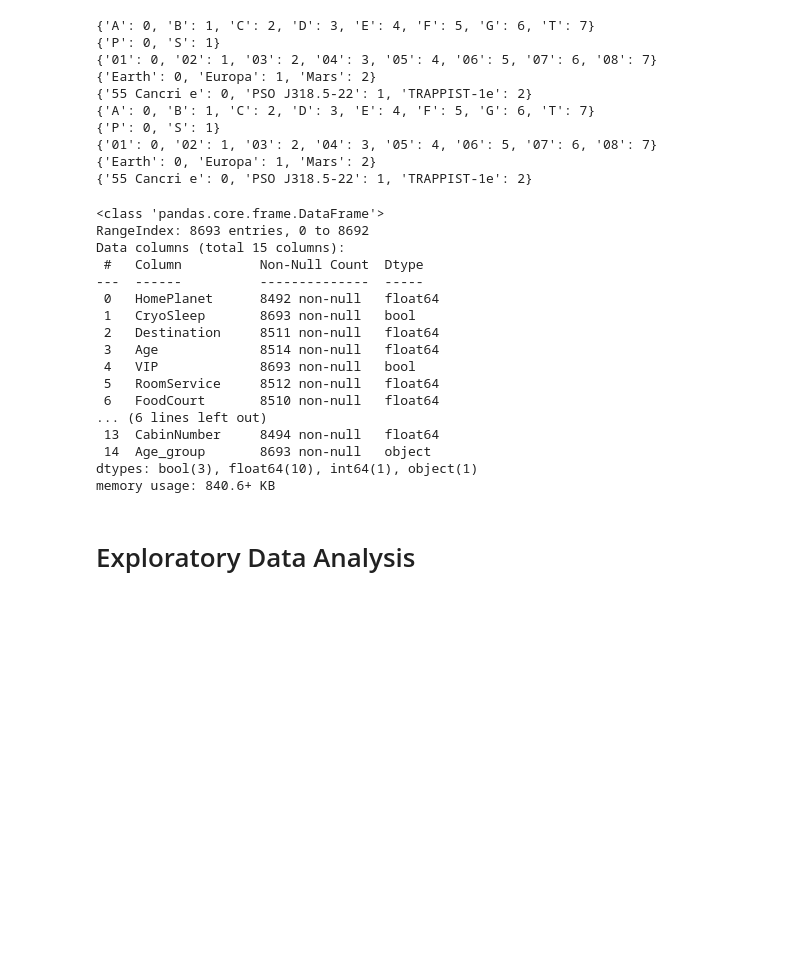
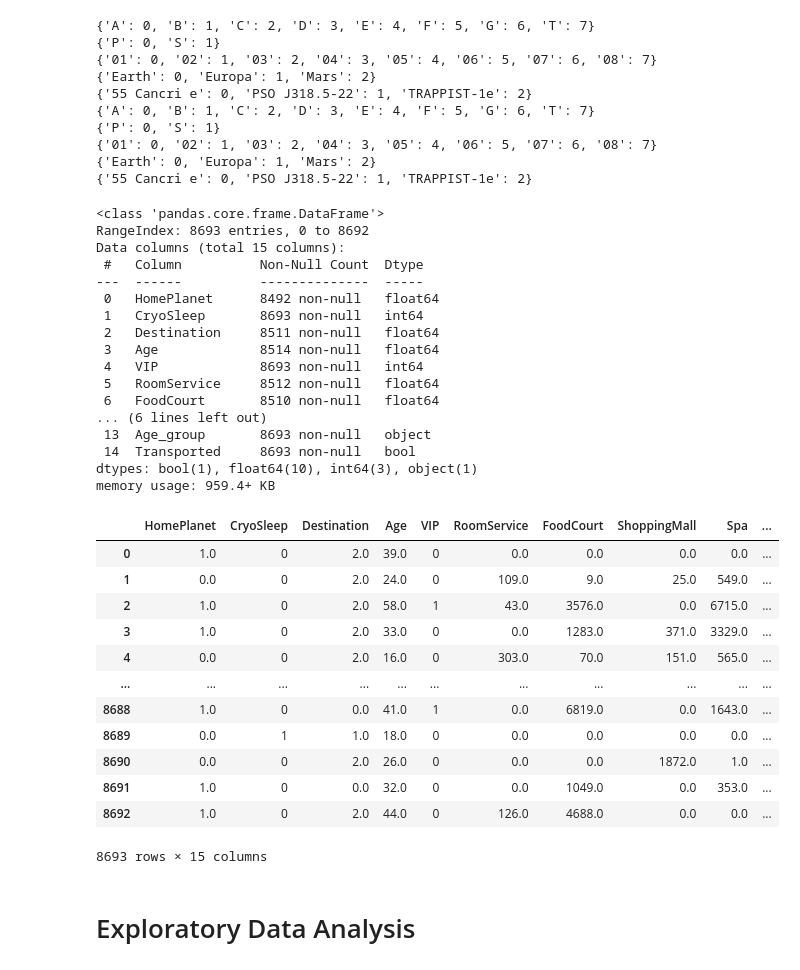
Before and after one commit to iremma/kaggle, a Jupyter notebook: spaceshiptitanic/spaceship-titanic.ipynb, the cells around one changed output. Drawn from its saved outputs; the diff is of its cells as text; code cells hidden in the pictures; blank space fills up the shorter version.

```diff
--- a/spaceshiptitanic/spaceship-titanic.ipynb
+++ b/spaceshiptitanic/spaceship-titanic.ipynb
@@ -134,11 +137,13 @@ def categorical_to_numeric(df):
     return df
 # %% [markdown]
 ## Changing variable types
-# %%
-def bool2num(df):
-    features = ['CryoSleep', 'VIP']
-    df[features] = df[features].astype(bool)
-    return df
+# %%
+def bool2num(df):
+    features = ['CryoSleep', 'VIP']
+    df['CryoSleep'] = df['CryoSleep'].astype(str).apply(lambda x: 1 if x=="True" else 0)
+    df['VIP'] = df['VIP'].astype(str).apply(lambda x: 1 if x=="True" else 0)
+
+    return df
 # %% [markdown]
 ## Target variable to last
 # %%
@@ -185,17 +190,33 @@ Data columns (total 15 columns):
  #   Column          Non-Null Count  Dtype
 ---  ------          --------------  -----
  0   HomePlanet      8492 non-null   float64
- 1   CryoSleep       8693 non-null   bool
+ 1   CryoSleep       8693 non-null   int64
  2   Destination     8511 non-null   float64
  3   Age             8514 non-null   float64
- 4   VIP             8693 non-null   bool
+ 4   VIP             8693 non-null   int64
  5   RoomService     8512 non-null   float64
  6   FoodCourt       8510 non-null   float64
 ... (6 lines left out)
- 13  CabinNumber     8494 non-null   float64
- 14  Age_group       8693 non-null   object
-dtypes: bool(3), float64(10), int64(1), object(1)
-memory usage: 840.6+ KB
+ 13  Age_group       8693 non-null   object
+ 14  Transported     8693 non-null   bool
+dtypes: bool(1), float64(10), int64(3), object(1)
+memory usage: 959.4+ KB
+# %%
+df_processed
+# %% [output]
+|  | HomePlanet | CryoSleep | Destination | Age | VIP | RoomService | FoodCourt | ShoppingMall | Spa | ... |
+| 0 | 1.0 | 0 | 2.0 | 39.0 | 0 | 0.0 | 0.0 | 0.0 | 0.0 | ... |
+| 1 | 0.0 | 0 | 2.0 | 24.0 | 0 | 109.0 | 9.0 | 25.0 | 549.0 | ... |
+| 2 | 1.0 | 0 | 2.0 | 58.0 | 1 | 43.0 | 3576.0 | 0.0 | 6715.0 | ... |
+| 3 | 1.0 | 0 | 2.0 | 33.0 | 0 | 0.0 | 1283.0 | 371.0 | 3329.0 | ... |
+| 4 | 0.0 | 0 | 2.0 | 16.0 | 0 | 303.0 | 70.0 | 151.0 | 565.0 | ... |
+| ... | ... | ... | ... | ... | ... | ... | ... | ... | ... | ... |
+| 8688 | 1.0 | 0 | 0.0 | 41.0 | 1 | 0.0 | 6819.0 | 0.0 | 1643.0 | ... |
+| 8689 | 0.0 | 1 | 1.0 | 18.0 | 0 | 0.0 | 0.0 | 0.0 | 0.0 | ... |
+| 8690 | 0.0 | 0 | 2.0 | 26.0 | 0 | 0.0 | 0.0 | 1872.0 | 1.0 | ... |
+| 8691 | 1.0 | 0 | 0.0 | 32.0 | 0 | 0.0 | 1049.0 | 0.0 | 353.0 | ... |
+| 8692 | 1.0 | 0 | 2.0 | 44.0 | 0 | 126.0 | 4688.0 | 0.0 | 0.0 | ... |
+8693 rows × 15 columns
 # %% [markdown]
 # Exploratory Data Analysis
 # %%
```
Also changed, not shown: parts of 11 cells of this notebook.
